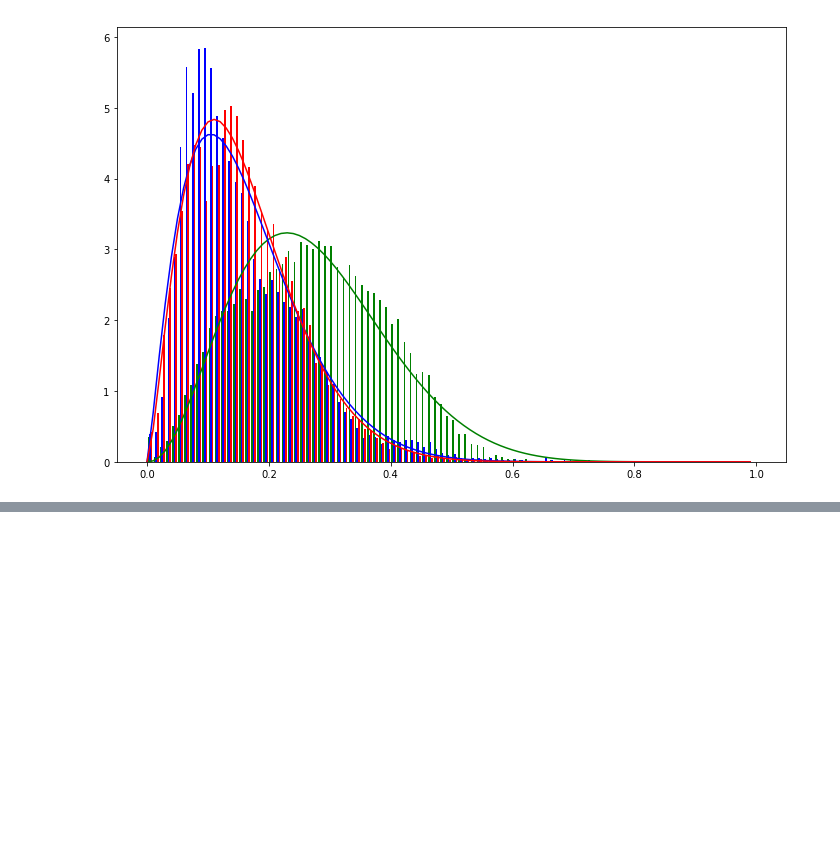
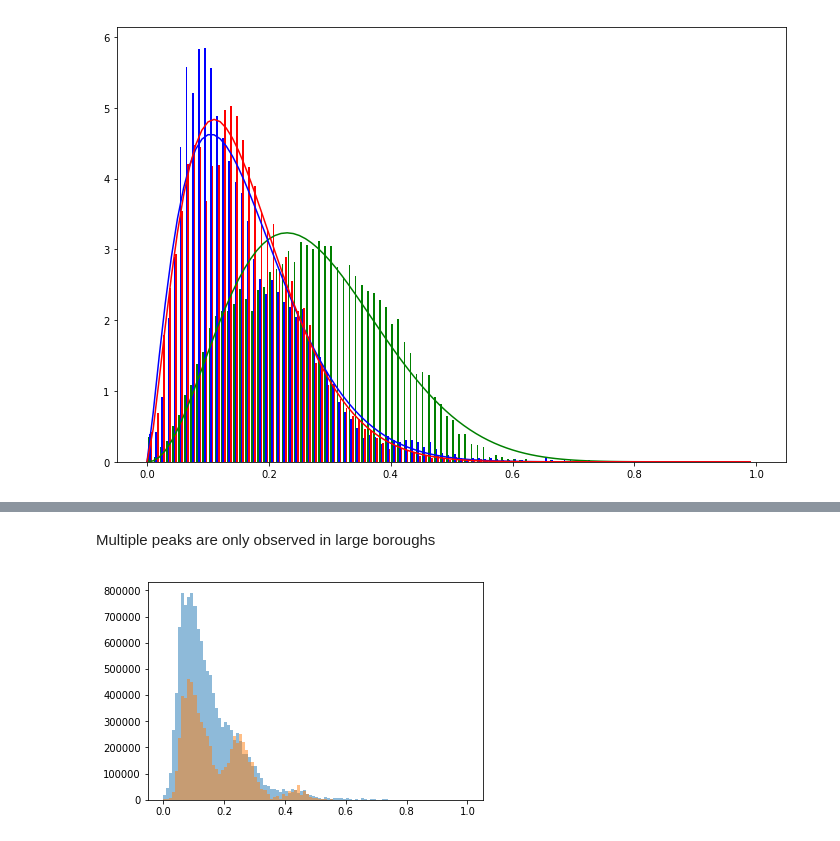
Before and after one commit to grep0/cvk, a Jupyter notebook: UkrainianElections2019.ipynb, the cells around one changed output, grey strips where cells are left out. Cells and saved outputs as stored; diff of their text form; code cells hidden in the pictures; blank space fills up the shorter version.

```diff
--- a/UkrainianElections2019.ipynb
+++ b/UkrainianElections2019.ipynb
@@ -117,0 +130,8 @@ plt.plot(xs, beta.pdf(xs,aZ,bZ), 'g',
+# %% [markdown]
+Multiple peaks are only observed in large boroughs
+# %%
+small,large=ALL<2000,ALL>2000;
+plt.hist(P[small]/VOTED[small], weights=VOTED[small], bins=100, range=(0,1), alpha=0.5)
+plt.hist(P[large]/VOTED[large], weights=VOTED[large], bins=100, range=(0,1), alpha=0.5);
+# %% [output]
+[figure, added]
```
Also changed, not shown: parts of 10 cells of this notebook.
